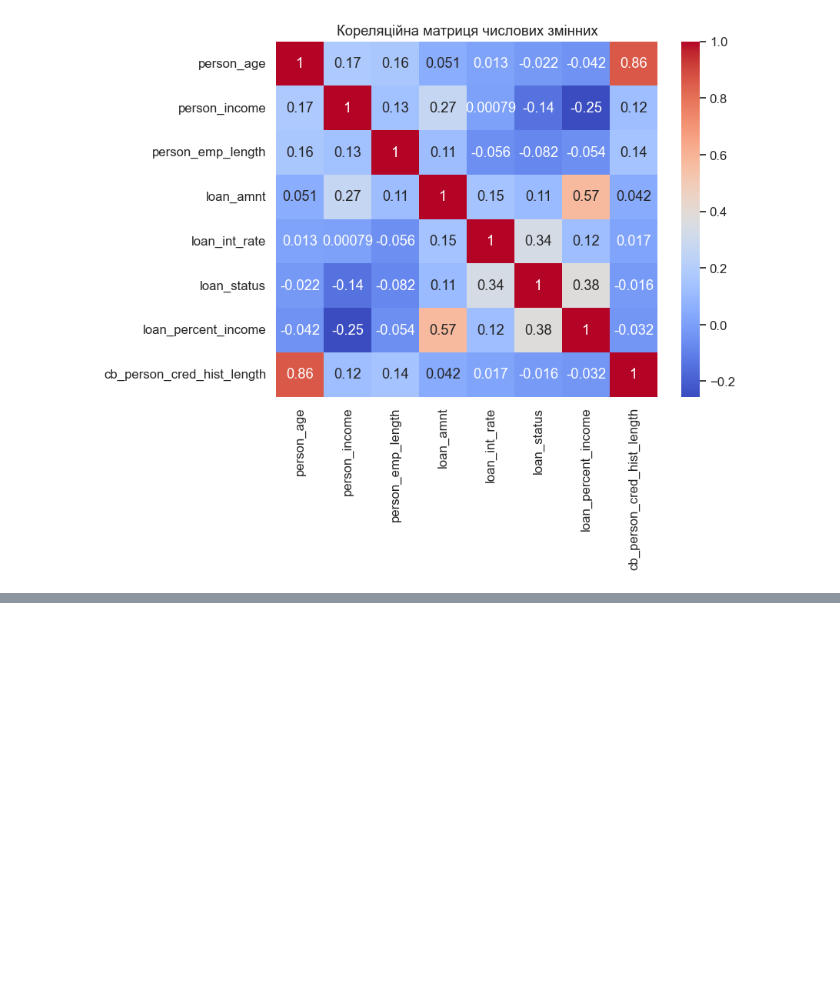
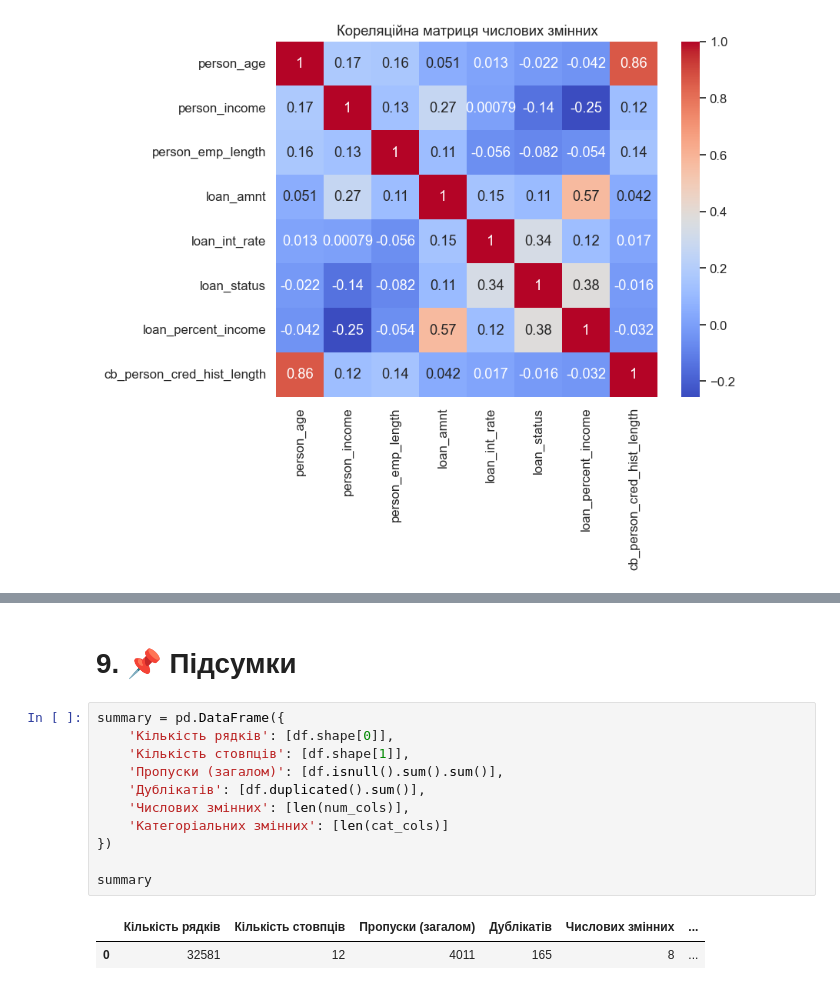
Before and after one commit to 7t3an/BankScore, a Jupyter notebook: kaggle copy.ipynb, the cells around one changed output, grey strips where cells are left out. Cells and saved outputs as stored; diff of their text form; blank space fills up the shorter version.

```diff
--- a/kaggle copy.ipynb
+++ b/kaggle copy.ipynb
@@ -257,0 +300,16 @@ plt.show()
+# %% [markdown]
+# 9. 📌 Підсумки
+# %%
+summary = pd.DataFrame({
+    'Кількість рядків': [df.shape[0]],
+    'Кількість стовпців': [df.shape[1]],
+    'Пропуски (загалом)': [df.isnull().sum().sum()],
+    'Дублікатів': [df.duplicated().sum()],
+    'Числових змінних': [len(num_cols)],
+    'Категоріальних змінних': [len(cat_cols)]
+})
+
+summary
+# %% [output]
+|  | Кількість рядків | Кількість стовпців | Пропуски (загалом) | Дублікатів | Числових змінних | ... |
+| 0 | 32581 | 12 | 4011 | 165 | 8 | ... |
```
Also changed, not shown: parts of 21 cells of this notebook, 1 other file.
